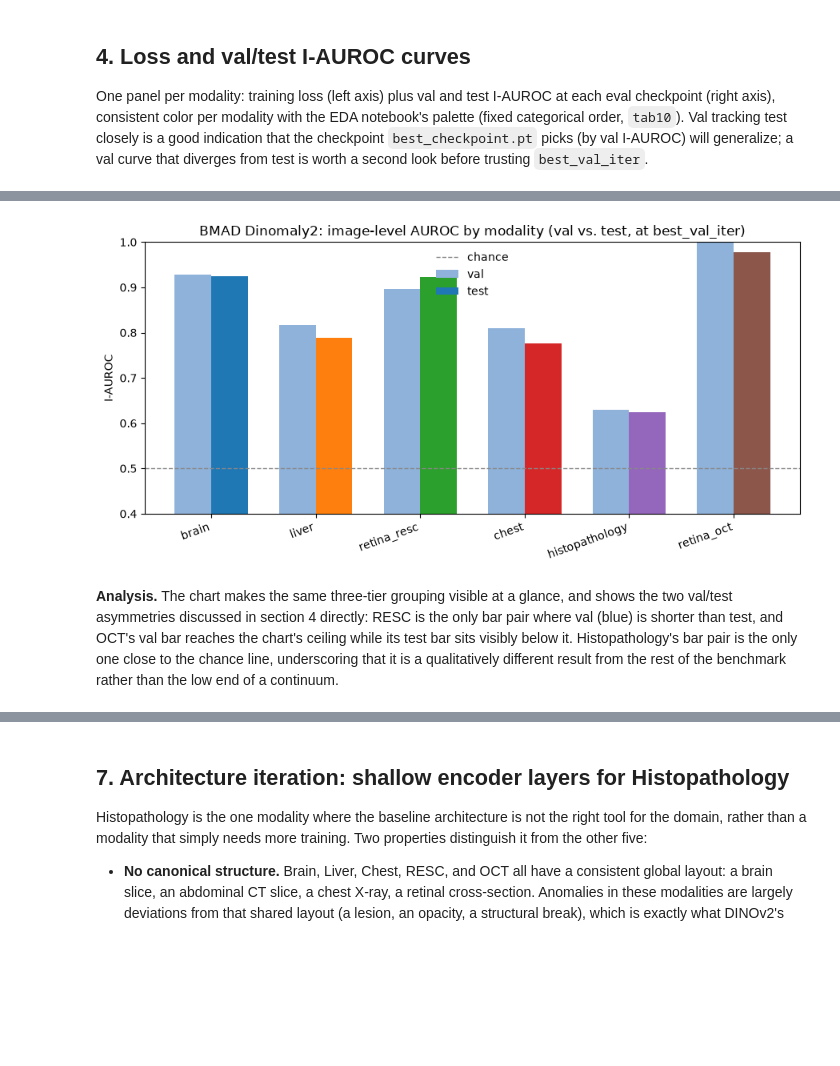
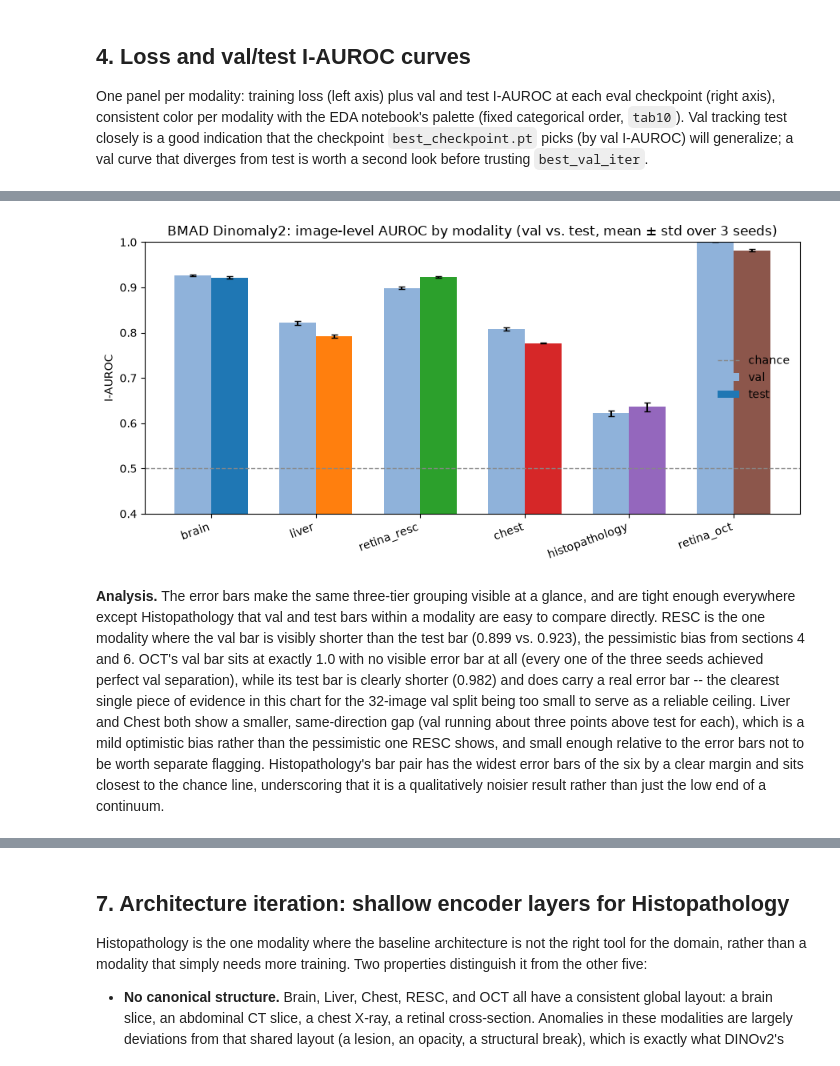
Before and after one commit to eremozdemir/mammo-uad-2d3d, a Jupyter notebook: notebooks/bmad/bmad_dinomaly2_train.ipynb, the cells around one changed output, grey strips where cells are left out. Drawn from its saved outputs; the diff is of its cells as text; code cells hidden in the pictures; blank space fills up the shorter version.

Commit message:
Add a trained AnomalyDINO-DPMM baseline and report Dinomaly2/DPMM BMAD results averaged over three seeds

```diff
--- a/notebooks/bmad/bmad_dinomaly2_train.ipynb
+++ b/notebooks/bmad/bmad_dinomaly2_train.ipynb
@@ -240,6 +331,7 @@ One panel per modality: training loss (left axis) plus val and test I-AUROC at e
 PALETTE = dict(zip(MODALITY_CONFIGS.keys(), plt.get_cmap('tab10').colors))
 
 def plot_history(ax, history, name, color=None):
+    """Single (modality, seed) history -- reused by section 7's single-seed comparison."""
     color = color or PALETTE.get(name, '#4c72b0')
     if history is None or not history['iters']:
         ax.set_title(f'{name}: no data yet')
@@ -262,8 +354,37 @@ def plot_history(ax, history, name, color=None):
         ax2.legend(fontsize=7, frameon=False, loc='lower right')
     ax.set_title(title)
 
+def plot_seed_histories(ax, seed_histories, name, color=None):
+    """One line per seed (loss, left axis; test I-AUROC, right axis). Val curves and
+    best_val_iter markers are dropped here (they differ per seed and would overplot);
+    see plot_history above for the single-seed detail view section 7 uses."""
+    color = color or PALETTE.get(name, '#4c72b0')
+    valid = {s: h for s, h in seed_histories.items() if h and h['iters']}
+    if not valid:
+        ax.set_title(f'{name}: no data yet')
+        return
+    for h in valid.values():
+        ax.plot(h['iters'], h['loss'], color=color, lw=1.0, alpha=0.5)
+    ax.set_xlabel('iteration')
+    ax.set_ylabel('loss', color=color)
+    any_h = next(iter(valid.values()))
+    ax.set_title(f"{name}  ({any_h['epochs']} epochs, {len(valid)} seed(s))")
+
+    ax2 = ax.twinx()
+    for i, h in enumerate(valid.values()):
+        if h['evals']:
+            eval_iters = [e['iter'] for e in h['evals']]
+            ax2.plot(eval_iters, [e['test']['auroc_sp'] for e in h['evals']],
+                      color='#555555', lw=1.2, ls='--', marker='s', ms=3, alpha=0.6,
+                      label='test I-AUROC (per seed)' if i == 0 else None)
+    ax2.set_ylabel('I-AUROC')
+    ax2.set_ylim(0.4, 1.0)
+    handles, labels = ax2.get_legend_handles_labels()
+    if handles:
+        ax2.legend(fontsize=7, frameon=False, loc='lower right')
+
 fig, axes = plt.subplots(2, 3, figsize=(16, 7))
 for ax, name in zip(axes.flat, MODALITIES):
-    plot_history(ax, histories.get(name), name)
-fig.suptitle('BMAD Dinomaly2: training loss + val/test I-AUROC by modality')
+    plot_seed_histories(ax, histories.get(name, {}), name)
+fig.suptitle(f'BMAD Dinomaly2: training loss + test I-AUROC by modality (one line per seed, n={len(SEEDS)})')
 fig.tight_layout()
@@ -320,23 +534,38 @@ The pixel-level columns surface a secondary finding for Liver: P-AUROC (0.976) i
 # %%
 fig, ax = plt.subplots(figsize=(9, 4.5))
-present = results.index[results['test_I_AUROC'].notna()]
+present = results.index[results['test_I_AUROC_mean'].notna()]
 x = np.arange(len(present))
 width = 0.35
-ax.bar(x - width/2, results.loc[present, 'val_I_AUROC'], width, label='val', color='#8fb2da')
-ax.bar(x + width/2, results.loc[present, 'test_I_AUROC'], width,
+ax.bar(x - width/2, results.loc[present, 'val_I_AUROC_mean'], width,
+       yerr=results.loc[present, 'val_I_AUROC_std'], capsize=3, label='val', color='#8fb2da')
+ax.bar(x + width/2, results.loc[present, 'test_I_AUROC_mean'], width,
+       yerr=results.loc[present, 'test_I_AUROC_std'], capsize=3,
        color=[PALETTE[m] for m in present], label='test')
 ax.set_xticks(x)
 ax.set_xticklabels(present, rotation=20, ha='right')
 ax.set_ylabel('I-AUROC')
 ax.set_ylim(0.4, 1.0)
 ax.axhline(0.5, color='#888888', lw=1, ls='--', label='chance')
-ax.set_title('BMAD Dinomaly2: image-level AUROC by modality (val vs. test, at best_val_iter)')
+ax.set_title(f'BMAD Dinomaly2: image-level AUROC by modality (val vs. test, mean ± std over {len(SEEDS)} seeds)')
 ax.legend(frameon=False)
 fig.tight_layout()
 # %% [output]
-[figure, old version]
+[figure, new version]
 # %% [markdown]
-**Analysis.** The chart makes the same three-tier grouping visible at a glance, and shows the two val/test asymmetries discussed in section 4 directly: RESC is the only bar pair where val (blue) is shorter than test, and OCT's val bar reaches the chart's ceiling while its test bar sits visibly below it. Histopathology's bar pair is the only one close to the chance line, underscoring that it is a qualitatively different result from the rest of the benchmark rather than the low end of a continuum.
+**Analysis.** The error bars make the same three-tier grouping visible at a glance,
+and are tight enough everywhere except Histopathology that val and test bars within a
+modality are easy to compare directly. RESC is the one modality where the val bar is
+visibly shorter than the test bar (0.899 vs. 0.923), the pessimistic bias from
+sections 4 and 6. OCT's val bar sits at exactly 1.0 with no visible error bar at all
+(every one of the three seeds achieved perfect val separation), while its test bar is
+clearly shorter (0.982) and does carry a real error bar -- the clearest single piece
+of evidence in this chart for the 32-image val split being too small to serve as a
+reliable ceiling. Liver and Chest both show a smaller, same-direction gap (val
+running about three points above test for each), which is a mild optimistic bias
+rather than the pessimistic one RESC shows, and small enough relative to the error
+bars not to be worth separate flagging. Histopathology's bar pair has the widest error
+bars of the six by a clear margin and sits closest to the chance line, underscoring
+that it is a qualitatively noisier result rather than just the low end of a continuum.
 # %% [markdown]
 ## 6. Findings
 
```
Also changed, not shown: parts of 25 cells of this notebook, 7 other files.
